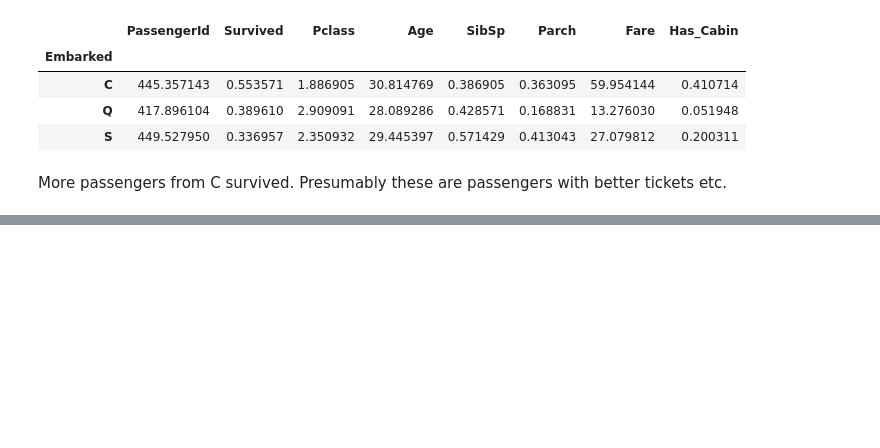
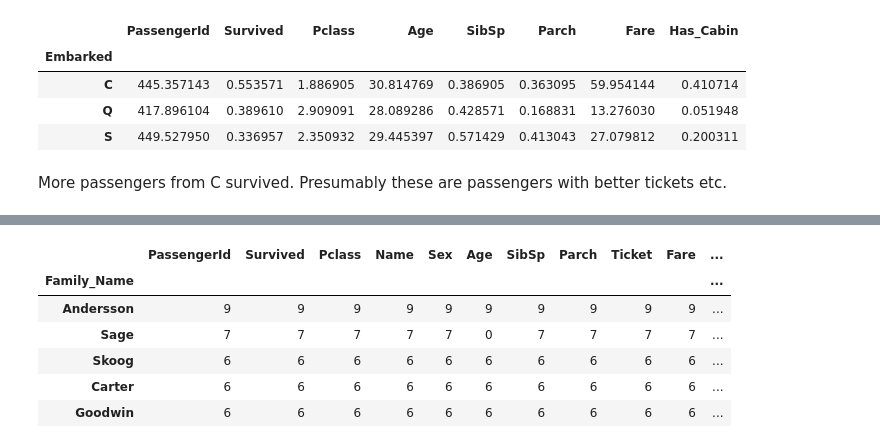
Before and after one commit to nehal1989/kaggle_titanic, a Jupyter notebook: titanic_analysis.ipynb, the cells around one changed output, grey strips where cells are left out. Cells and saved outputs as stored; diff of their text form; code cells hidden in the pictures; blank space fills up the shorter version.

Commit message:
Worked out how to get surnames from names column. Made separate notebook for model building

```diff
--- a/titanic_analysis.ipynb
+++ b/titanic_analysis.ipynb
@@ -227,0 +230,3 @@ More passengers from C survived. Presumably these are passengers with better tic
+# %%
+temp_df['Family_Name'] = temp_df.Name.str.split(',').str.get(0)
+temp_df.head()
@@ -227,0 +240,10 @@ More passengers from C survived. Presumably these are passengers with better tic
+# %%
+temp_df.groupby(['Family_Name']).count().sort_values('Has_Cabin', ascending = False).head()
+# %% [output]
+|  | PassengerId | Survived | Pclass | Name | Sex | Age | SibSp | Parch | Ticket | Fare | ... |
+| Family_Name |  |  |  |  |  |  |  |  |  |  | ... |
+| Andersson | 9 | 9 | 9 | 9 | 9 | 9 | 9 | 9 | 9 | 9 | ... |
+| Sage | 7 | 7 | 7 | 7 | 7 | 0 | 7 | 7 | 7 | 7 | ... |
+| Skoog | 6 | 6 | 6 | 6 | 6 | 6 | 6 | 6 | 6 | 6 | ... |
+| Carter | 6 | 6 | 6 | 6 | 6 | 6 | 6 | 6 | 6 | 6 | ... |
+| Goodwin | 6 | 6 | 6 | 6 | 6 | 6 | 6 | 6 | 6 | 6 | ... |
```
Also changed, not shown: parts of 3 cells of this notebook, 1 other file.
